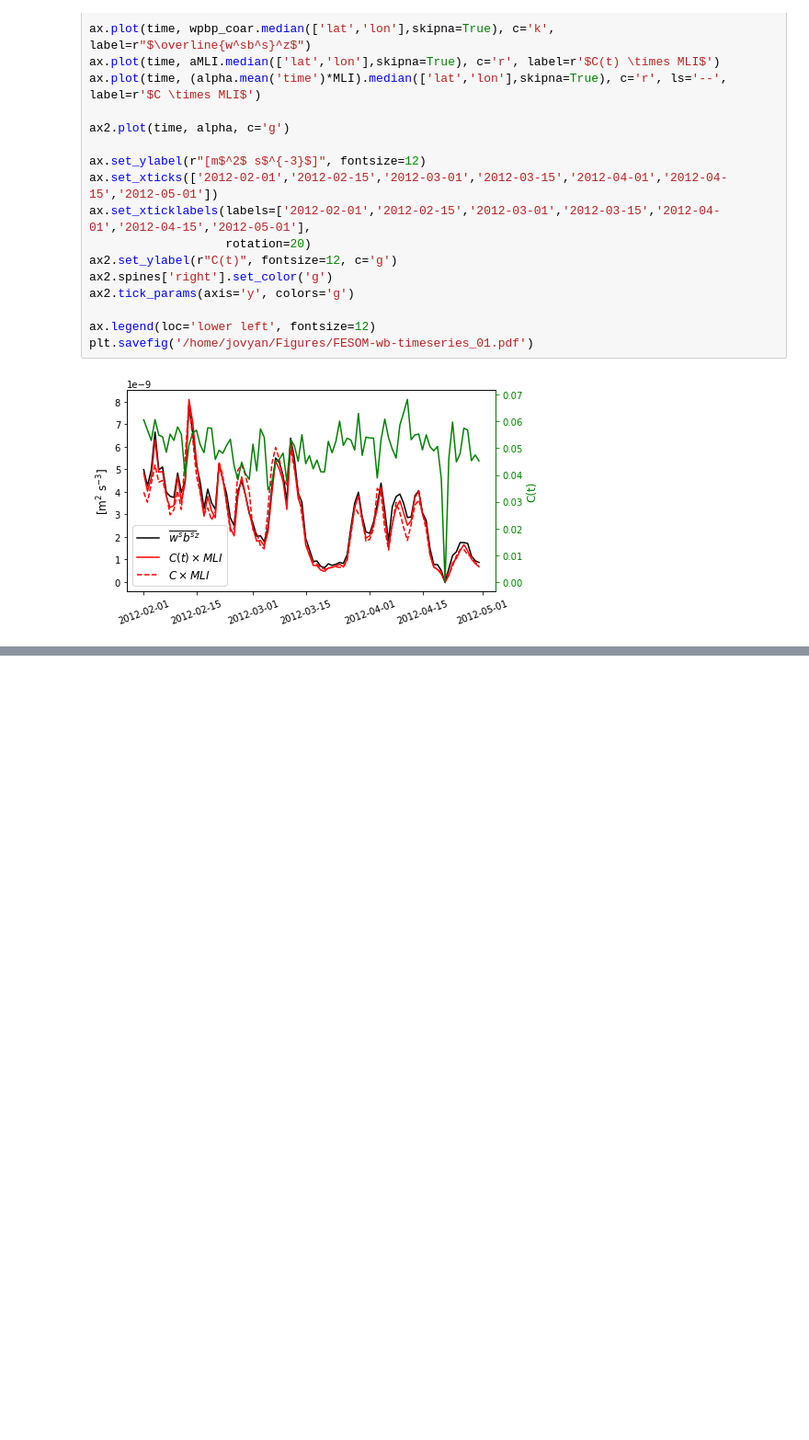
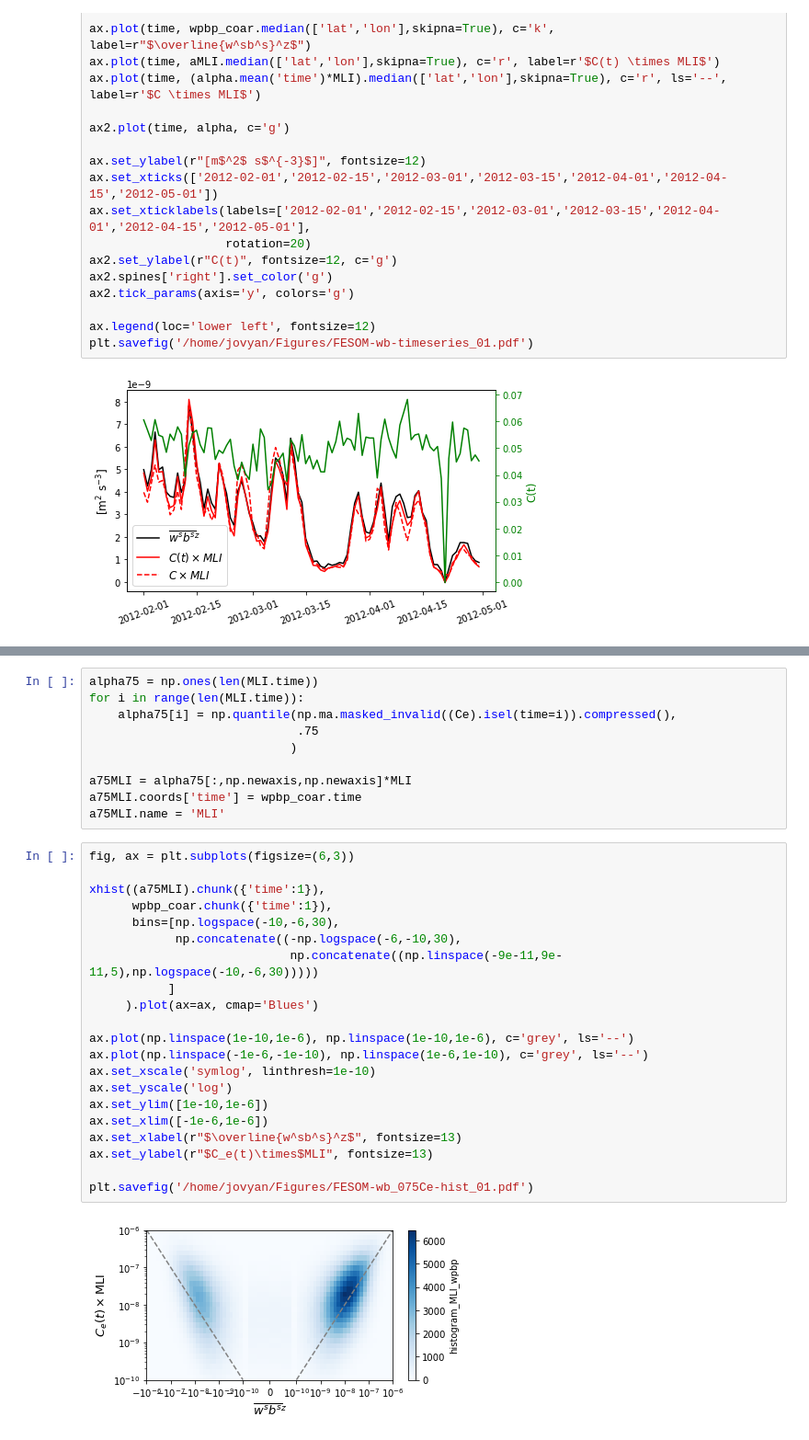
Before and after one commit to pangeo-data/swot_adac_ogcms, a Jupyter notebook: MLI-FESOM.ipynb, the cells around one changed output, grey strips where cells are left out. Shown at 92% size. Saved outputs shown, nothing was run; the diff lists cells and outputs as text; blank space fills up the shorter version.

```diff
--- a/MLI-FESOM.ipynb
+++ b/MLI-FESOM.ipynb
@@ -550,0 +598,33 @@ plt.savefig('/home/jovyan/Figures/FESOM-wb-hist_01.pdf')
+# %%
+alpha75 = np.ones(len(MLI.time))
+for i in range(len(MLI.time)):
+    alpha75[i] = np.quantile(np.ma.masked_invalid((Ce).isel(time=i)).compressed(),
+                             .75
+                            )
+
+a75MLI = alpha75[:,np.newaxis,np.newaxis]*MLI
+a75MLI.coords['time'] = wpbp_coar.time
+a75MLI.name = 'MLI'
+# %%
+fig, ax = plt.subplots(figsize=(6,3))
+
+xhist((a75MLI).chunk({'time':1}),
+      wpbp_coar.chunk({'time':1}),
+      bins=[np.logspace(-10,-6,30),
+            np.concatenate((-np.logspace(-6,-10,30),
+                            np.concatenate((np.linspace(-9e-11,9e-11,5),np.logspace(-10,-6,30)))))
+           ]
+     ).plot(ax=ax, cmap='Blues')
+
+ax.plot(np.linspace(1e-10,1e-6), np.linspace(1e-10,1e-6), c='grey', ls='--')
+ax.plot(np.linspace(-1e-6,-1e-10), np.linspace(1e-6,1e-10), c='grey', ls='--')
+ax.set_xscale('symlog', linthresh=1e-10)
+ax.set_yscale('log')
+ax.set_ylim([1e-10,1e-6])
+ax.set_xlim([-1e-6,1e-6])
+ax.set_xlabel(r"$\overline{w^sb^s}^z$", fontsize=13)
+ax.set_ylabel(r"$C_e(t)\times$MLI", fontsize=13)
+
+plt.savefig('/home/jovyan/Figures/FESOM-wb_075Ce-hist_01.pdf')
+# %% [output]
+[figure, added]
```
Also changed, not shown: parts of 18 cells of this notebook, 6 other files.
